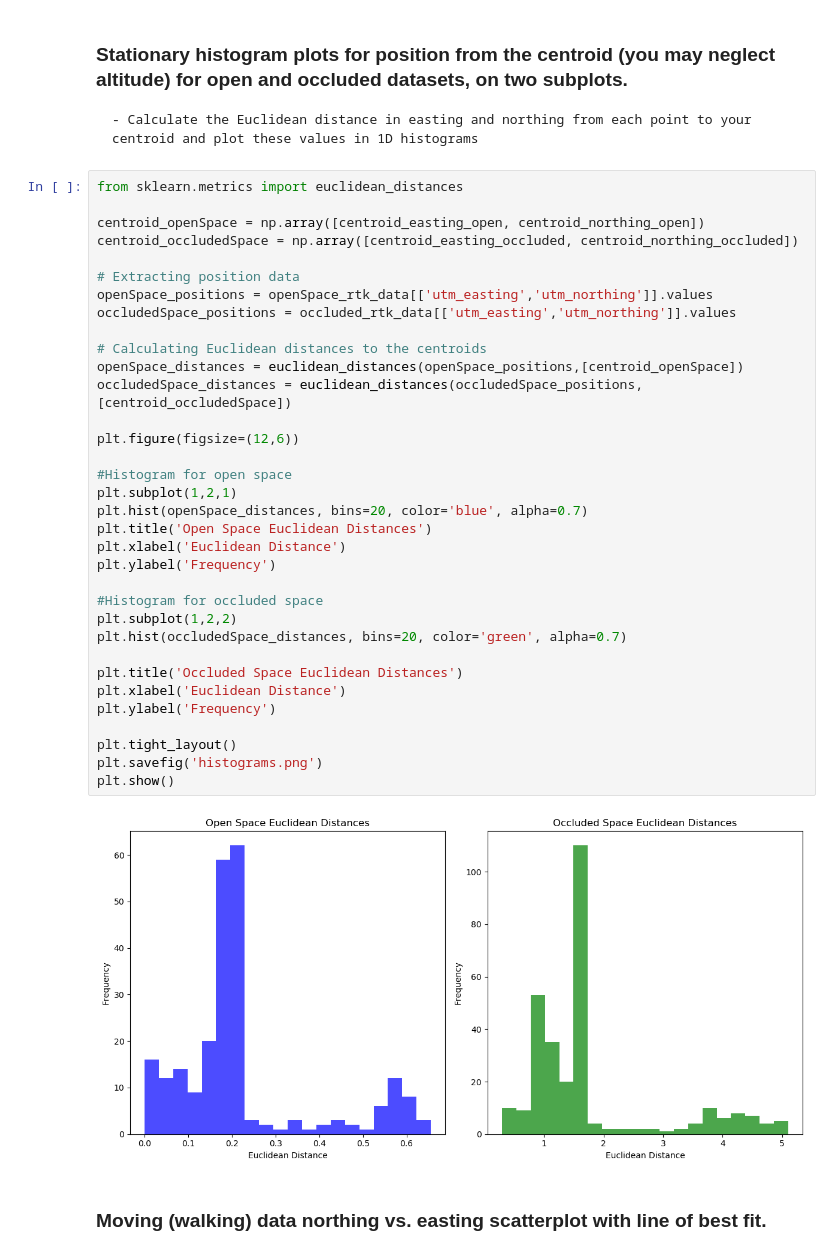
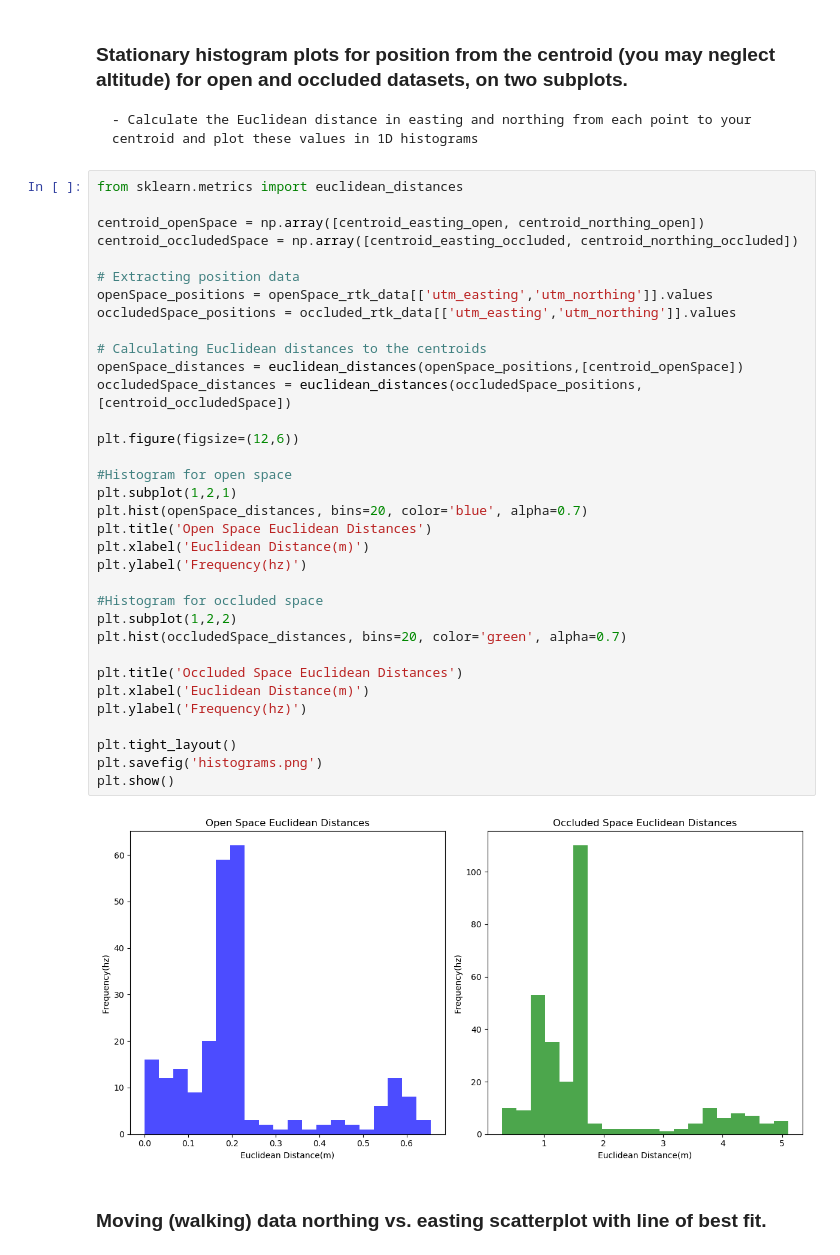
Before and after one commit to Pateltirths1012/Dead-Reckoning-and-Sensor-Calibration-, a Jupyter notebook: gnss/analysis/analysis_rtk.ipynb, the cells around one changed output. Saved outputs shown, nothing was run; the diff lists cells and outputs as text.

```diff
--- a/gnss/analysis/analysis_rtk.ipynb
+++ b/gnss/analysis/analysis_rtk.ipynb
@@ -153,38 +153,38 @@ plt.show()
 from sklearn.metrics import euclidean_distances
 
 centroid_openSpace = np.array([centroid_easting_open, centroid_northing_open])
 centroid_occludedSpace = np.array([centroid_easting_occluded, centroid_northing_occluded])
 
 # Extracting position data
 openSpace_positions = openSpace_rtk_data[['utm_easting','utm_northing']].values
 occludedSpace_positions = occluded_rtk_data[['utm_easting','utm_northing']].values
 
 # Calculating Euclidean distances to the centroids
 openSpace_distances = euclidean_distances(openSpace_positions,[centroid_openSpace])
 occludedSpace_distances = euclidean_distances(occludedSpace_positions, [centroid_occludedSpace])
 
 plt.figure(figsize=(12,6))
 
 #Histogram for open space
 plt.subplot(1,2,1)
 plt.hist(openSpace_distances, bins=20, color='blue', alpha=0.7)
 plt.title('Open Space Euclidean Distances')
-plt.xlabel('Euclidean Distance')
-plt.ylabel('Frequency')
+plt.xlabel('Euclidean Distance(m)')
+plt.ylabel('Frequency(hz)')
 
 #Histogram for occluded space
 plt.subplot(1,2,2)
 plt.hist(occludedSpace_distances, bins=20, color='green', alpha=0.7)
 
 plt.title('Occluded Space Euclidean Distances')
-plt.xlabel('Euclidean Distance')
-plt.ylabel('Frequency')
+plt.xlabel('Euclidean Distance(m)')
+plt.ylabel('Frequency(hz)')
 
 plt.tight_layout()
 plt.savefig('histograms.png')
 plt.show()
 # %% [output]
-[figure, old version]
+[figure, new version]
 # %% [markdown]
 ### Moving (walking) data northing vs. easting scatterplot with line of best fit.
 # %%
```
Also changed, not shown: parts of 3 cells of this notebook, 4 other files.
